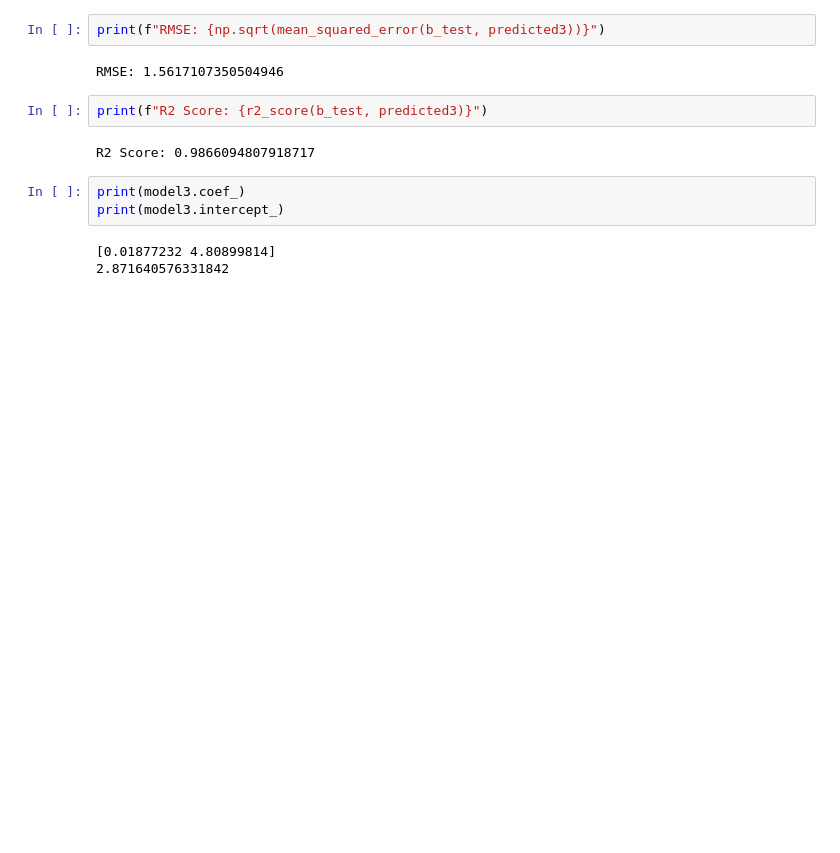
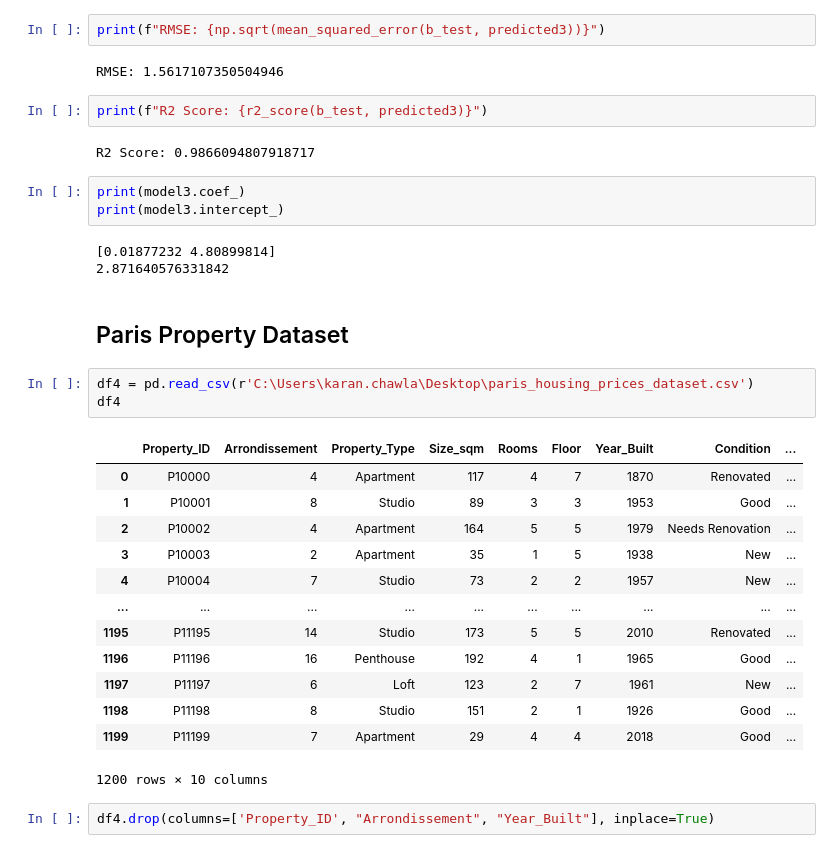
Before and after one commit to kc-011/python-programming, a Jupyter notebook: Module 4/linear-regression.ipynb, the cells around one changed output. Cells and saved outputs as stored; diff of their text form; blank space fills up the shorter version.

```diff
--- a/Module 4/linear-regression.ipynb
+++ b/Module 4/linear-regression.ipynb
@@ -328,3 +319,24 @@ print(model3.intercept_)
 # %% [output]
 [0.01877232 4.80899814]
 2.871640576331842
+# %% [markdown]
+## Paris Property Dataset
+# %%
+df4 = pd.read_csv(r'C:\Users\karan.chawla\Desktop\paris_housing_prices_dataset.csv')
+df4
+# %% [output]
+|  | Property_ID | Arrondissement | Property_Type | Size_sqm | Rooms | Floor | Year_Built | Condition | ... |
+| 0 | P10000 | 4 | Apartment | 117 | 4 | 7 | 1870 | Renovated | ... |
+| 1 | P10001 | 8 | Studio | 89 | 3 | 3 | 1953 | Good | ... |
+| 2 | P10002 | 4 | Apartment | 164 | 5 | 5 | 1979 | Needs Renovation | ... |
+| 3 | P10003 | 2 | Apartment | 35 | 1 | 5 | 1938 | New | ... |
+| 4 | P10004 | 7 | Studio | 73 | 2 | 2 | 1957 | New | ... |
+| ... | ... | ... | ... | ... | ... | ... | ... | ... | ... |
+| 1195 | P11195 | 14 | Studio | 173 | 5 | 5 | 2010 | Renovated | ... |
+| 1196 | P11196 | 16 | Penthouse | 192 | 4 | 1 | 1965 | Good | ... |
+| 1197 | P11197 | 6 | Loft | 123 | 2 | 7 | 1961 | New | ... |
+| 1198 | P11198 | 8 | Studio | 151 | 2 | 1 | 1926 | Good | ... |
+| 1199 | P11199 | 7 | Apartment | 29 | 4 | 4 | 2018 | Good | ... |
+1200 rows × 10 columns
+# %%
+df4.drop(columns=['Property_ID', "Arrondissement", "Year_Built"], inplace=True)
```
Also changed, not shown: parts of 34 cells of this notebook.
